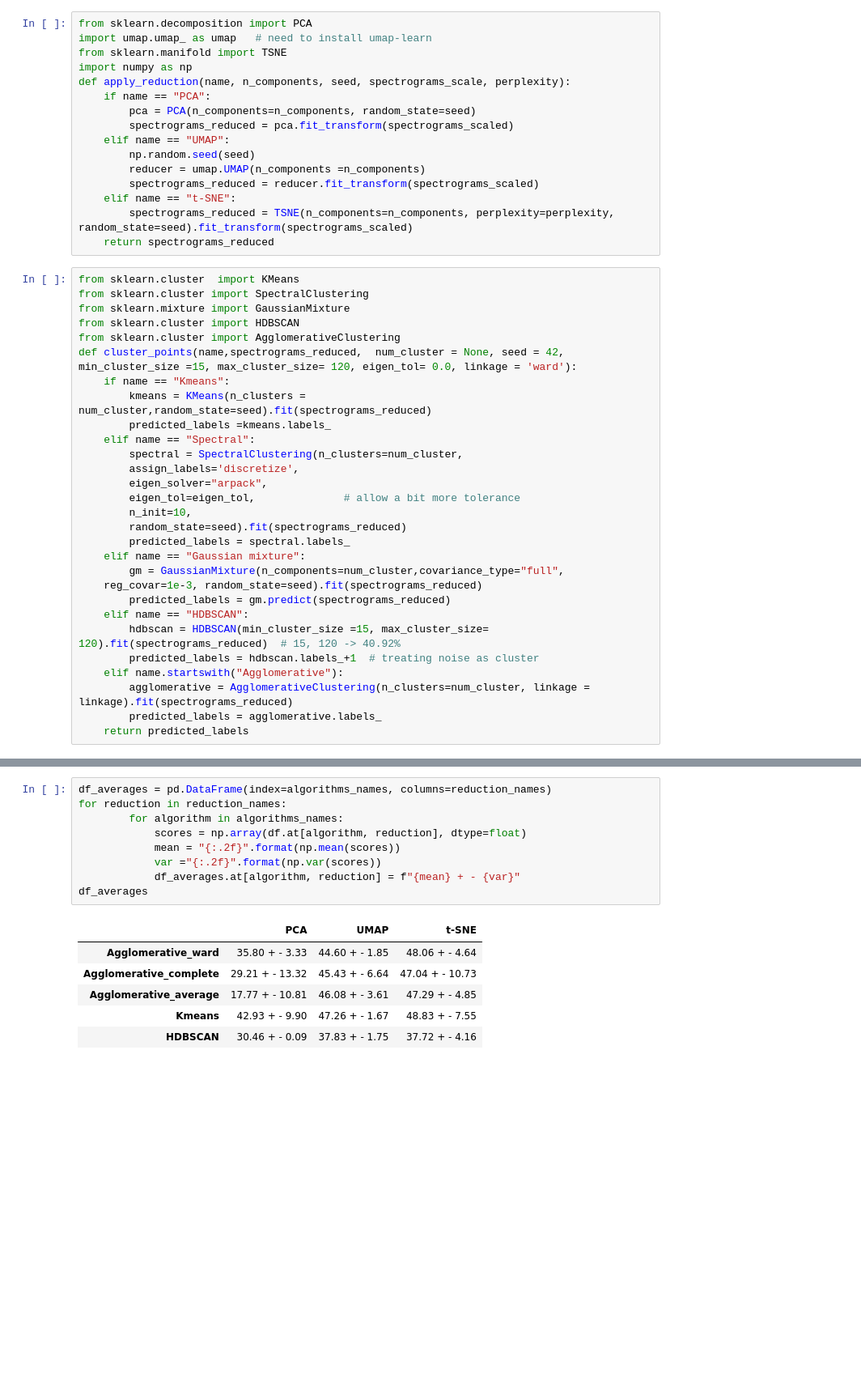
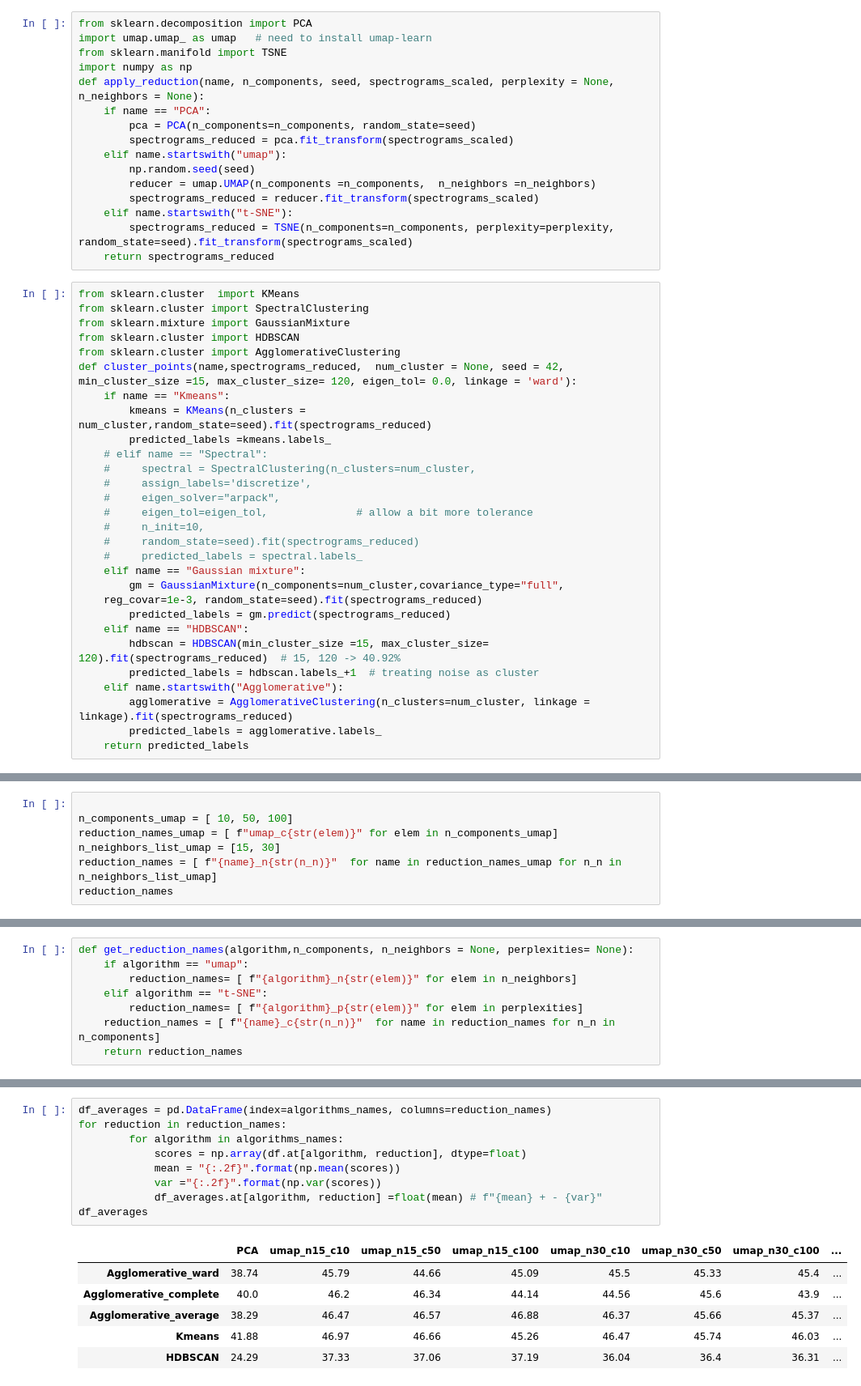
Before and after one commit to PulyaPolya/genres, a Jupyter notebook: ast_embedding_clustering.ipynb, the cells around one changed output, grey strips where cells are left out. Shown at 81% size. Saved outputs shown, nothing was run; the diff lists cells and outputs as text; blank space fills up the shorter version.

Commit message:
big table

```diff
--- a/ast_embedding_clustering.ipynb
+++ b/ast_embedding_clustering.ipynb
@@ -674,15 +674,15 @@ from sklearn.decomposition import PCA
 import umap.umap_ as umap   # need to install umap-learn
 from sklearn.manifold import TSNE
 import numpy as np
-def apply_reduction(name, n_components, seed, spectrograms_scale, perplexity):
+def apply_reduction(name, n_components, seed, spectrograms_scaled, perplexity = None, n_neighbors = None):
     if name == "PCA":
         pca = PCA(n_components=n_components, random_state=seed)
         spectrograms_reduced = pca.fit_transform(spectrograms_scaled)
-    elif name == "UMAP":
+    elif name.startswith("umap"):
         np.random.seed(seed)
-        reducer = umap.UMAP(n_components =n_components)
+        reducer = umap.UMAP(n_components =n_components,  n_neighbors =n_neighbors)
         spectrograms_reduced = reducer.fit_transform(spectrograms_scaled)
-    elif name == "t-SNE":
+    elif name.startswith("t-SNE"):
         spectrograms_reduced = TSNE(n_components=n_components, perplexity=perplexity, random_state=seed).fit_transform(spectrograms_scaled)
     return spectrograms_reduced
 # %%
@@ -695,14 +695,14 @@ def cluster_points(name,spectrograms_reduced,  num_cluster = None, seed = 42, mi
     if name == "Kmeans":
         kmeans = KMeans(n_clusters = num_cluster,random_state=seed).fit(spectrograms_reduced)
         predicted_labels =kmeans.labels_
-    elif name == "Spectral":
-        spectral = SpectralClustering(n_clusters=num_cluster,
-        assign_labels='discretize',
-        eigen_solver="arpack",
-        eigen_tol=eigen_tol,              # allow a bit more tolerance
-        n_init=10,
-        random_state=seed).fit(spectrograms_reduced)
-        predicted_labels = spectral.labels_
+    # elif name == "Spectral":
+    #     spectral = SpectralClustering(n_clusters=num_cluster,
+    #     assign_labels='discretize',
+    #     eigen_solver="arpack",
+    #     eigen_tol=eigen_tol,              # allow a bit more tolerance
+    #     n_init=10,
+    #     random_state=seed).fit(spectrograms_reduced)
+    #     predicted_labels = spectral.labels_
     elif name == "Gaussian mixture":
         gm = GaussianMixture(n_components=num_cluster,covariance_type="full",
     reg_covar=1e-3, random_state=seed).fit(spectrograms_reduced)
@@ -796,3 +764,10 @@ for i in tqdm(range(num_trials)):
             except Exception as e:
                 print(f"problems with method {algorithm}, {reduction}")
                 print(e)
+# %%
+
+n_components_umap = [ 10, 50, 100]
+reduction_names_umap = [ f"umap_c{str(elem)}" for elem in n_components_umap]
+n_neighbors_list_umap = [15, 30]
+reduction_names = [ f"{name}_n{str(n_n)}"  for name in reduction_names_umap for n_n in n_neighbors_list_umap]
+reduction_names
@@ -798,0 +785,8 @@ for i in tqdm(range(num_trials)):
+# %%
+def get_reduction_names(algorithm,n_components, n_neighbors = None, perplexities= None):
+    if algorithm == "umap":
+        reduction_names= [ f"{algorithm}_n{str(elem)}" for elem in n_neighbors]
+    elif algorithm == "t-SNE":
+        reduction_names= [ f"{algorithm}_p{str(elem)}" for elem in perplexities]
+    reduction_names = [ f"{name}_c{str(n_n)}"  for name in reduction_names for n_n in n_components]
+    return reduction_names
@@ -799,16 +864,16 @@ for i in tqdm(range(num_trials)):
 # %%
 df_averages = pd.DataFrame(index=algorithms_names, columns=reduction_names)
 for reduction in reduction_names:
         for algorithm in algorithms_names:
             scores = np.array(df.at[algorithm, reduction], dtype=float)
             mean = "{:.2f}".format(np.mean(scores))
             var ="{:.2f}".format(np.var(scores))
-            df_averages.at[algorithm, reduction] = f"{mean} + - {var}"
+            df_averages.at[algorithm, reduction] =float(mean) # f"{mean} + - {var}"
 df_averages
 # %% [output]
-|  | PCA | UMAP | t-SNE |
-| Agglomerative_ward | 35.80 + - 3.33 | 44.60 + - 1.85 | 48.06 + - 4.64 |
-| Agglomerative_complete | 29.21 + - 13.32 | 45.43 + - 6.64 | 47.04 + - 10.73 |
-| Agglomerative_average | 17.77 + - 10.81 | 46.08 + - 3.61 | 47.29 + - 4.85 |
-| Kmeans | 42.93 + - 9.90 | 47.26 + - 1.67 | 48.83 + - 7.55 |
-| HDBSCAN | 30.46 + - 0.09 | 37.83 + - 1.75 | 37.72 + - 4.16 |
+|  | PCA | umap_n15_c10 | umap_n15_c50 | umap_n15_c100 | umap_n30_c10 | umap_n30_c50 | umap_n30_c100 | ... |
+| Agglomerative_ward | 38.74 | 45.79 | 44.66 | 45.09 | 45.5 | 45.33 | 45.4 | ... |
+| Agglomerative_complete | 40.0 | 46.2 | 46.34 | 44.14 | 44.56 | 45.6 | 43.9 | ... |
+| Agglomerative_average | 38.29 | 46.47 | 46.57 | 46.88 | 46.37 | 45.66 | 45.37 | ... |
+| Kmeans | 41.88 | 46.97 | 46.66 | 45.26 | 46.47 | 45.74 | 46.03 | ... |
+| HDBSCAN | 24.29 | 37.33 | 37.06 | 37.19 | 36.04 | 36.4 | 36.31 | ... |
```
Also changed, not shown: parts of 8 cells of this notebook.
